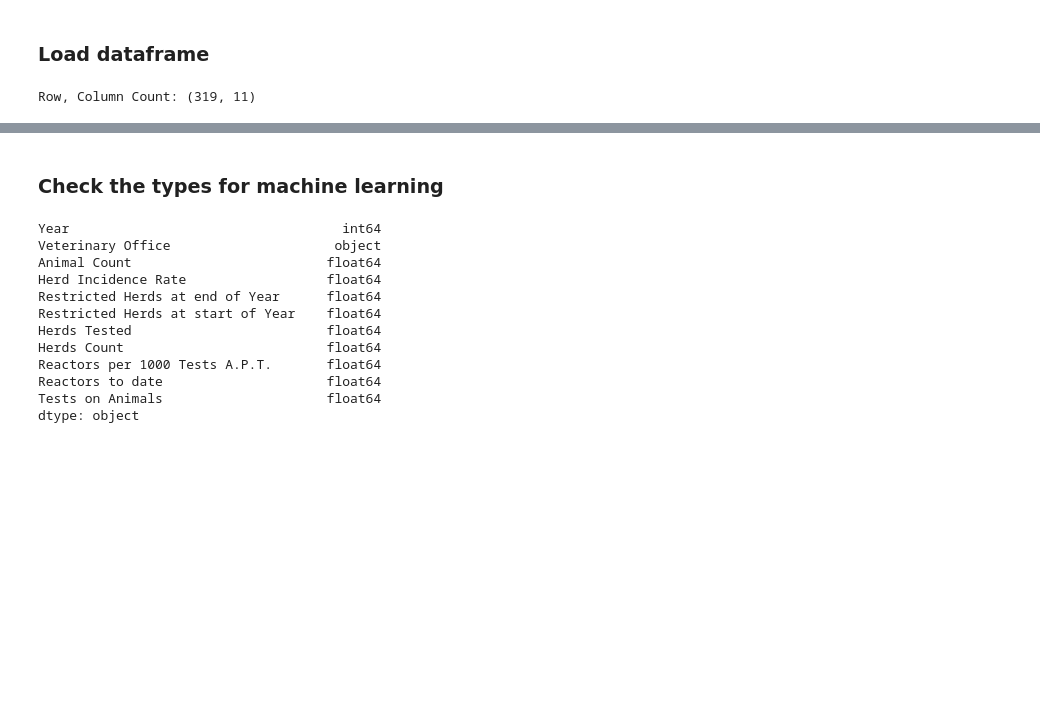
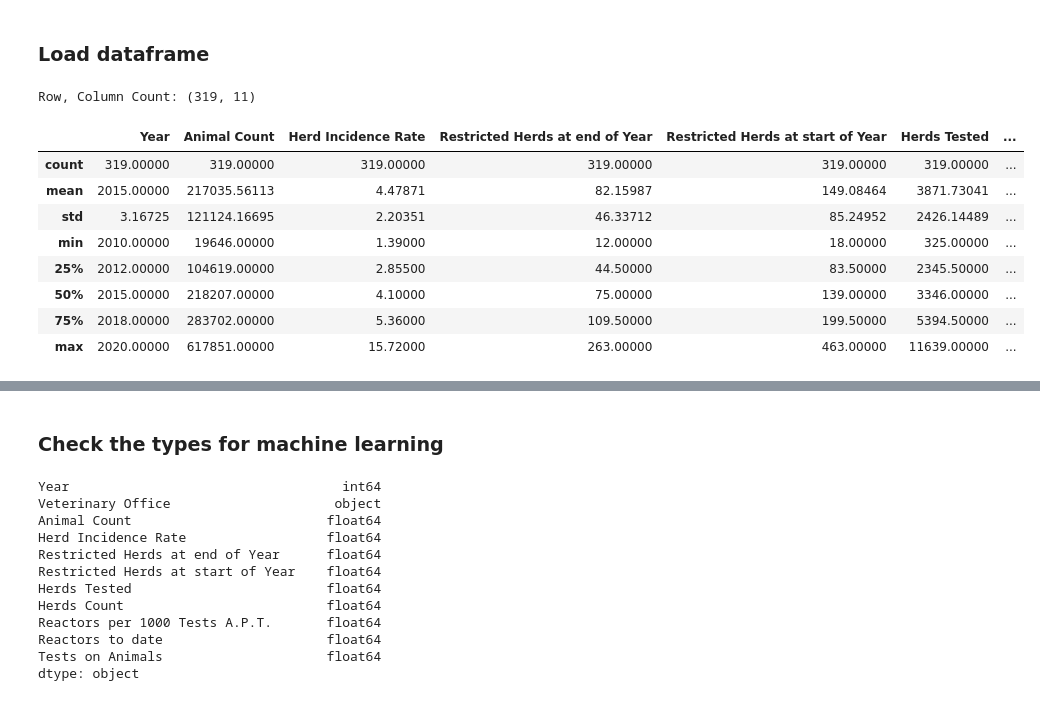
Before and after one commit to TahirAwwad/agriculture-data-analytics, a Jupyter notebook: notebooks/notebook-5-01-ml-irish-bovine-tuberculosis.ipynb, the cells around one changed output, grey strips where cells are left out. Drawn from its saved outputs; the diff is of its cells as text; code cells hidden in the pictures; blank space fills up the shorter version.

```diff
--- a/notebooks/notebook-5-01-ml-irish-bovine-tuberculosis.ipynb
+++ b/notebooks/notebook-5-01-ml-irish-bovine-tuberculosis.ipynb
@@ -92,3 +92,15 @@ dataframe: DataFrame = read_csv(dataframe_filepath)
 print("Row, Column Count:", dataframe.shape)
 # %% [output]
 Row, Column Count: (319, 11)
+# %%
+dataframe.describe()
+# %% [output]
+|  | Year | Animal Count | Herd Incidence Rate | Restricted Herds at end of Year | Restricted Herds at start of Year | Herds Tested | ... |
+| count | 319.00000 | 319.00000 | 319.00000 | 319.00000 | 319.00000 | 319.00000 | ... |
+| mean | 2015.00000 | 217035.56113 | 4.47871 | 82.15987 | 149.08464 | 3871.73041 | ... |
+| std | 3.16725 | 121124.16695 | 2.20351 | 46.33712 | 85.24952 | 2426.14489 | ... |
+| min | 2010.00000 | 19646.00000 | 1.39000 | 12.00000 | 18.00000 | 325.00000 | ... |
+| 25% | 2012.00000 | 104619.00000 | 2.85500 | 44.50000 | 83.50000 | 2345.50000 | ... |
+| 50% | 2015.00000 | 218207.00000 | 4.10000 | 75.00000 | 139.00000 | 3346.00000 | ... |
+| 75% | 2018.00000 | 283702.00000 | 5.36000 | 109.50000 | 199.50000 | 5394.50000 | ... |
+| max | 2020.00000 | 617851.00000 | 15.72000 | 263.00000 | 463.00000 | 11639.00000 | ... |
```
Also changed, not shown: parts of 1 cell of this notebook, 7 other files.
